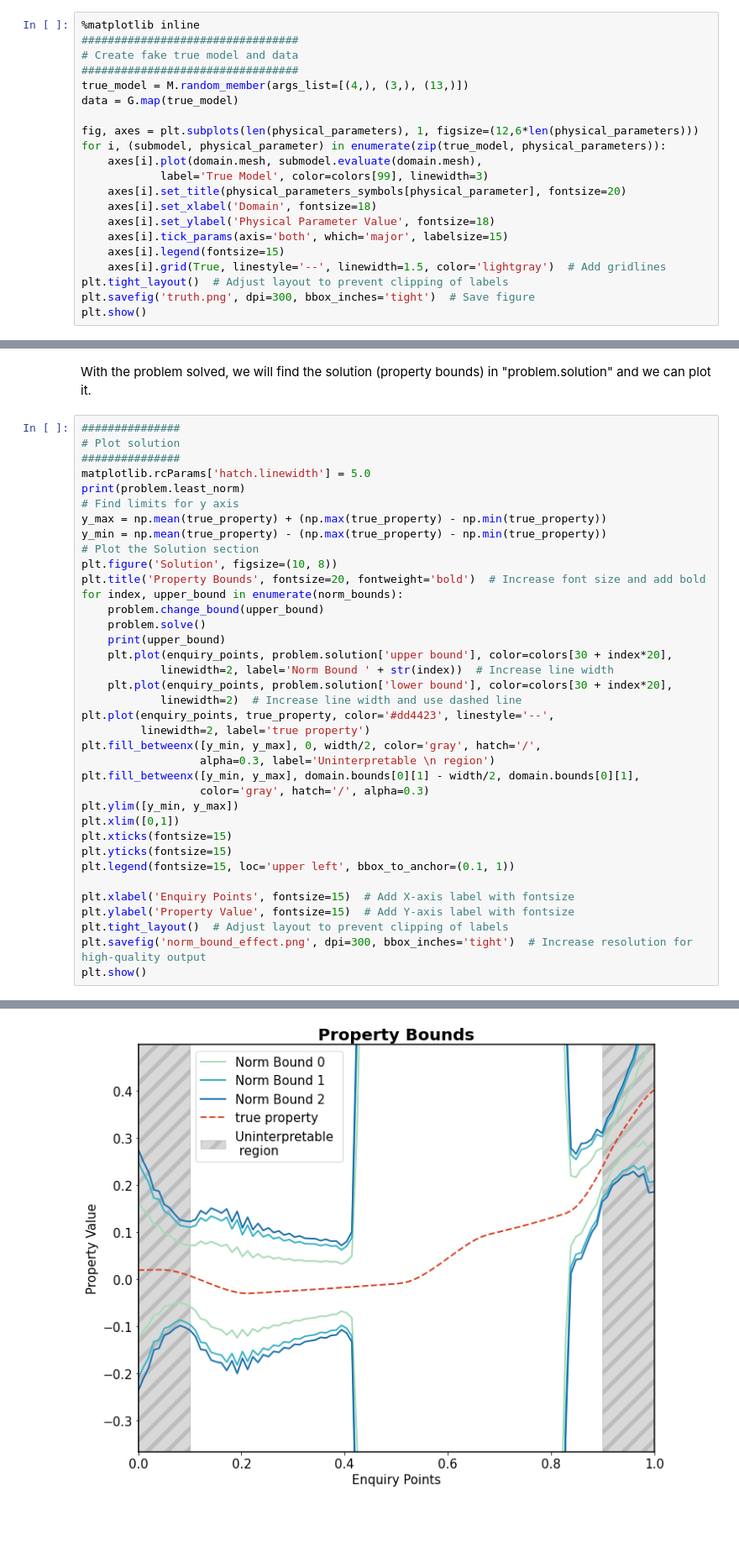
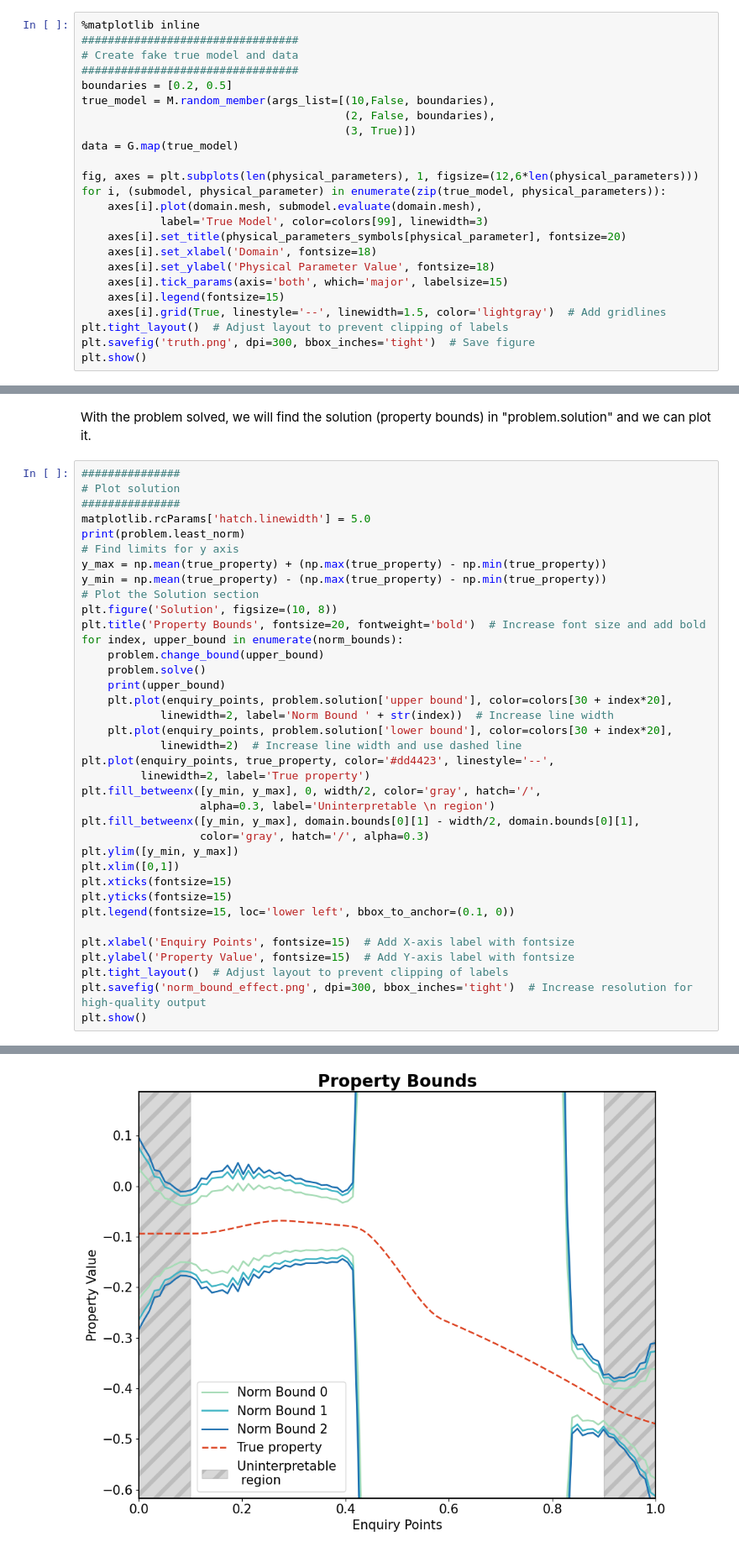
Before and after one commit to Adrian-Mag/SOLA_DLI, a Jupyter notebook: examples/Target_Paper_Examples/norm_bound_effect_fake.ipynb, the cells around one changed output, grey strips where cells are left out. Shown at 84% size. Cells and saved outputs as stored; diff of their text form; blank space fills up the shorter version.

```diff
--- a/examples/Target_Paper_Examples/norm_bound_effect_fake.ipynb
+++ b/examples/Target_Paper_Examples/norm_bound_effect_fake.ipynb
@@ -108,7 +108,10 @@ T = mappings.DirectSumMapping(domain=M, codomain=P, mappings=tuple(constituent_m
 #################################
 # Create fake true model and data
 #################################
-true_model = M.random_member(args_list=[(4,), (3,), (13,)])
+boundaries = [0.2, 0.5]
+true_model = M.random_member(args_list=[(10,False, boundaries),
+                                        (2, False, boundaries),
+                                        (3, True)])
 data = G.map(true_model)
 
 fig, axes = plt.subplots(len(physical_parameters), 1, figsize=(12,6*len(physical_parameters)))
@@ -206,7 +209,7 @@ for index, upper_bound in enumerate(norm_bounds):
     plt.plot(enquiry_points, problem.solution['lower bound'], color=colors[30 + index*20],
             linewidth=2)  # Increase line width and use dashed line
 plt.plot(enquiry_points, true_property, color='#dd4423', linestyle='--',
-         linewidth=2, label='true property')
+         linewidth=2, label='True property')
 plt.fill_betweenx([y_min, y_max], 0, width/2, color='gray', hatch='/',
                   alpha=0.3, label='Uninterpretable \n region')
 plt.fill_betweenx([y_min, y_max], domain.bounds[0][1] - width/2, domain.bounds[0][1],
@@ -215,7 +218,7 @@ plt.ylim([y_min, y_max])
 plt.xlim([0,1])
 plt.xticks(fontsize=15)
 plt.yticks(fontsize=15)
-plt.legend(fontsize=15, loc='upper left', bbox_to_anchor=(0.1, 1))
+plt.legend(fontsize=15, loc='lower left', bbox_to_anchor=(0.1, 0))
 
 plt.xlabel('Enquiry Points', fontsize=15)  # Add X-axis label with fontsize
 plt.ylabel('Property Value', fontsize=15)  # Add Y-axis label with fontsize
@@ -230 +233 @@ plt.show()
-[figure, old version]
+[figure, new version]
```
Also changed, not shown: parts of 3 cells of this notebook, 8 other files.
